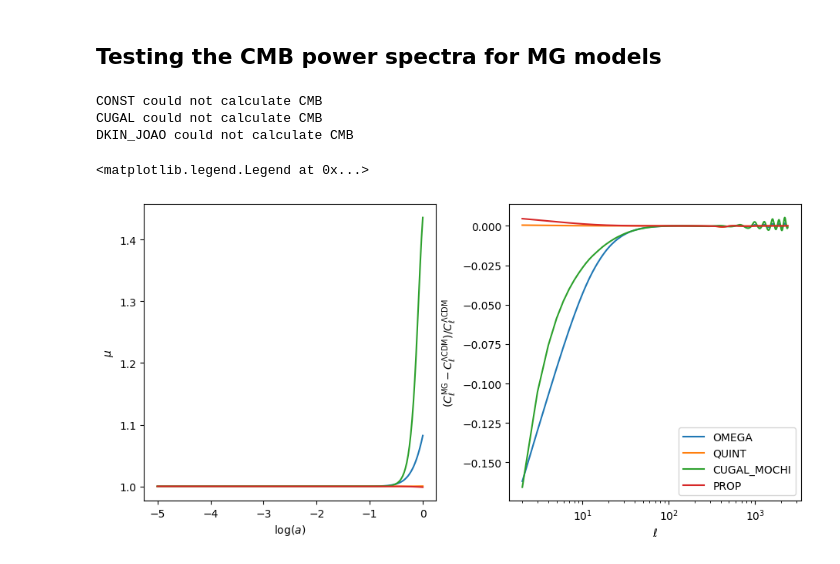
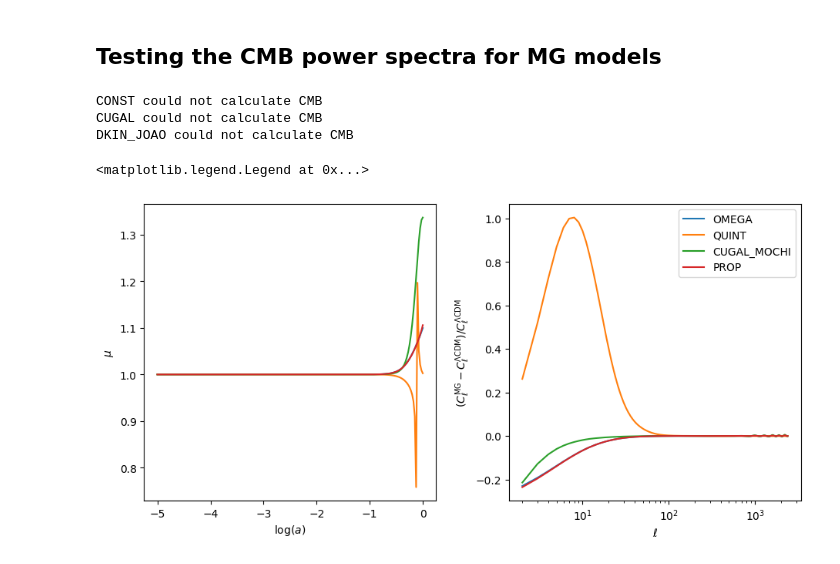
Before and after one commit to joaoreboucas1/cs2-project, a Jupyter notebook: mu_solutions_study/compare_camb.ipynb, the cells around one changed output. Drawn from its saved outputs; the diff is of its cells as text; code cells hidden in the pictures.

```diff
--- a/mu_solutions_study/compare_camb.ipynb
+++ b/mu_solutions_study/compare_camb.ipynb
@@ -12,6 +12,7 @@ cosmo_desi = {
     "w0": -0.838,
     "wa": -0.62,
     "cs2": 1,
+    "cs2_a": -0.5,
     "alpha_K_0": 1,
 }
 
@@ -20,6 +21,7 @@ cosmo_quint = {
     "w0": -0.8,
     "wa": -0.1,
     "cs2": 1,
+    "cs2_a": 0,
     "alpha_K_0": 1,
 }
 
@@ -28,11 +30,12 @@ cosmo_lcdm = {
     "w0": -1,
     "wa": 0,
     "cs2": 0.7,
+    "cs2_a": 0,
     "alpha_K_0": 1,
 }
 
 solve_alpha_B_py = solve_alpha_B
-def solve_alpha_B_ft(aktype, alpha_K_0, cs2, omega_m, w0, wa):
+def solve_alpha_B_ft(aktype, alpha_K_0, cs2, cs2_a, omega_m, w0, wa):
     ombh2 = 0.0226
     h = 0.7
     omch2 = (omega_m - ombh2/h**2)*h**2
@@ -41,7 +44,7 @@ def solve_alpha_B_ft(aktype, alpha_K_0, cs2, omega_m, w0, wa):
         H0=100*h, ombh2=ombh2, omch2=omch2, nnu=3.044, mnu=0.06,
         As=2.1e-9, ns=0.96, tau=0.06, WantTransfer=True, w=w0, wa=wa,
         dark_energy_model="fluid" if (1+w0)*(1+w0+wa) > 0 else "ppf",
-        alpha_K_parametrization=aktype-1, cs2_0=cs2, use_cs2=use_cs2, alpha_K_0=alpha_K_0
+        alpha_K_parametrization=aktype-1, cs2_0=cs2, cs2_a=cs2_a, use_cs2=use_cs2, alpha_K_0=alpha_K_0
     )
     if use_cs2:
         results = camb.get_background(cosmo)
@@ -100,25 +103,25 @@ CONST could not calculate CMB
 # %%
 fig, axs = plt.subplots(1, 2, figsize=(11, 5), gridspec_kw={"wspace": 0.25})
 
-cosmo = cosmo_lcdm
+cosmo = cosmo_desi
 ell, cl_tt_lcdm = solve_alpha_B_ft(aktype=0, **cosmo)
 for aktype in alphaKtype:
     loga, alpha_B, alpha_K, mu, cmb = solve_alpha_B_ft(aktype, **cosmo)
     if cmb is None: continue
     ell, cl_tt = cmb
 
     axs[0].plot(loga, mu)
     axs[0].set_xlabel("$\\log(a)$")
     axs[0].set_ylabel("$\\mu$")
     axs[1].semilogx(ell[2:], (cl_tt[2:] - cl_tt_lcdm[2:])/cl_tt_lcdm[2:], label=f"{alphaKtype(aktype).name}")
     # axs[1].semilogx(ell[2:], cl_tt[2:], label=f"{alphaKtype(aktype).name}")
     axs[1].set_xlabel("$\\ell$")
     axs[1].set_ylabel("$(C_\\ell^\\mathrm{MG} - C_\\ell^{\\Lambda\\mathrm{CDM}})/C_\\ell^{\\Lambda\\mathrm{CDM}}$")
 
 plt.legend()
 # %% [output]
 CONST could not calculate CMB
 CUGAL could not calculate CMB
 DKIN_JOAO could not calculate CMB
 <matplotlib.legend.Legend at 0x...>
-[figure, old version]
+[figure, new version]
```
Also changed, not shown: parts of 1 cell of this notebook, 6 other files.
